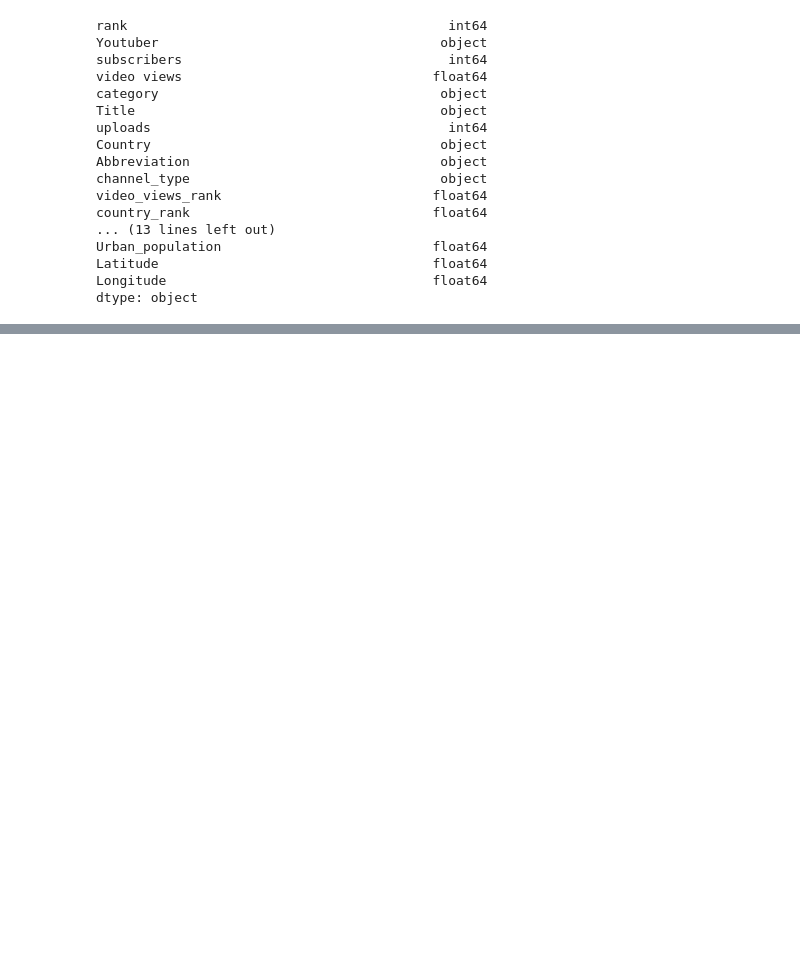
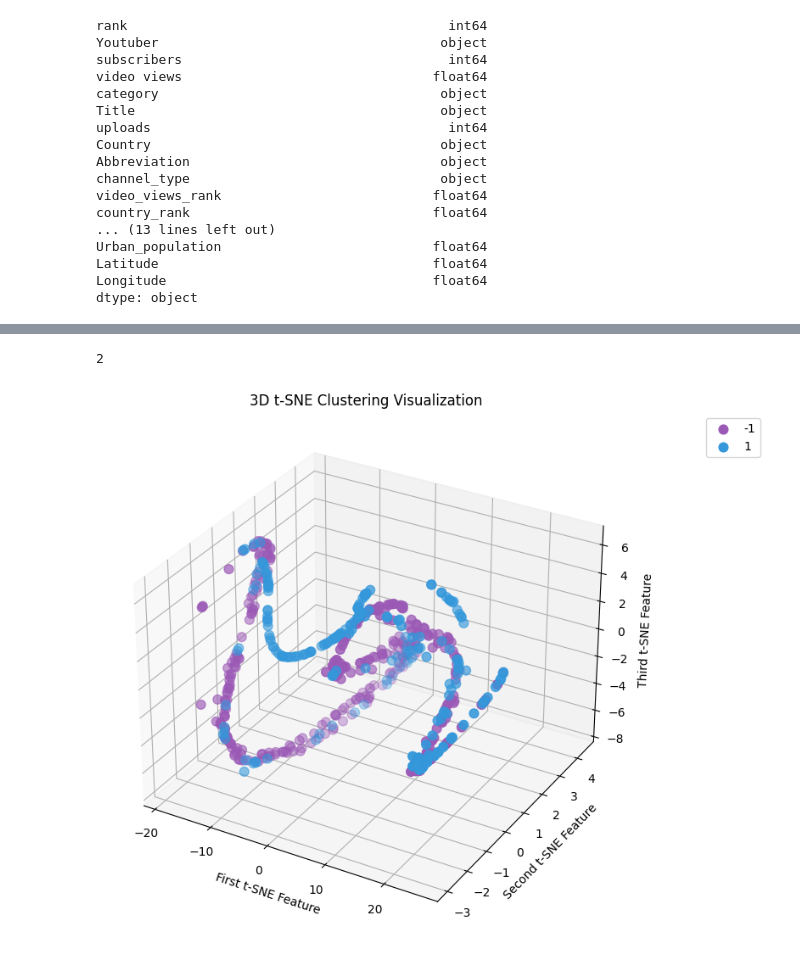
Before and after one commit to Ulixes-8/Novel-Clustering-Algorithm-Threshold-Binning, a Jupyter notebook: TB.ipynb, the cells around one changed output, grey strips where cells are left out. Drawn from its saved outputs; the diff is of its cells as text; code cells hidden in the pictures; blank space fills up the shorter version.

```diff
--- a/TB.ipynb
+++ b/TB.ipynb
@@ -264,0 +328,17 @@ plt.show()
+# %%
+
+#Use OHE for catgorical columns
+X = pd.get_dummies(df)
+
+#Convert all columns to float
+X = X.astype(float)
+# %%
+import matplotlib.pyplot as plt
+import seaborn as sns
+from sklearn.manifold import TSNE
+from sklearn.preprocessing import StandardScaler
+
+
+# Run the clustering algorithm
+clustering = ThresholdBinning(max_bins=30, threshold=0.5, min_bin_size=10, verbose=True)
+labels = clustering.fit_predict(X)
@@ -264,0 +383,43 @@ plt.show()
+# %%
+#Number of unique labels in the labels array
+len(np.unique(labels))
+# %% [output]
+2
+# %%
+import numpy as np
+import matplotlib.pyplot as plt
+from mpl_toolkits.mplot3d import Axes3D
+from sklearn.manifold import TSNE
+import itertools
+
+# Create a list of distinct colors for clusters.
+custom_colors = ["#9b59b6", "#3498db", "#e74c3c", "#34495e", "#2ecc71", "#FF7F50", "#800000", "#FFFF00", "#00FF00", "#FF00FF"]
+
+# Perform t-SNE dimensionality reduction
+tsne = TSNE(n_components=3, random_state=0)
+X_tsne = tsne.fit_transform(X)
+
+# Create a 3D scatter plot
+fig = plt.figure(figsize=(10, 8))
+ax = fig.add_subplot(111, projection='3d')
+
+# Assign custom colors to unique labels
+unique_labels = np.unique(labels)
+color_cycle = itertools.cycle(custom_colors)  # Create an iterator to cycle through the color list
+palette = {label: next(color_cycle) for label in unique_labels}  # Assign a color to each unique label
+
+for label in unique_labels:
+    mask = labels == label
+    ax.scatter(X_tsne[mask, 0], X_tsne[mask, 1], X_tsne[mask, 2], c=palette[label], label=label, s=60)
+
+ax.set_title('3D t-SNE Clustering Visualization')
+ax.set_xlabel('First t-SNE Feature')
+ax.set_ylabel('Second t-SNE Feature')
+ax.set_zlabel('Third t-SNE Feature')
+
+# Move legend far outside of the plot
+ax.legend(bbox_to_anchor=(1.14,1), loc="upper left")
+
+plt.show()
+# %% [output]
+[figure, added]
```
Also changed, not shown: parts of 15 cells of this notebook, 19 other files.
